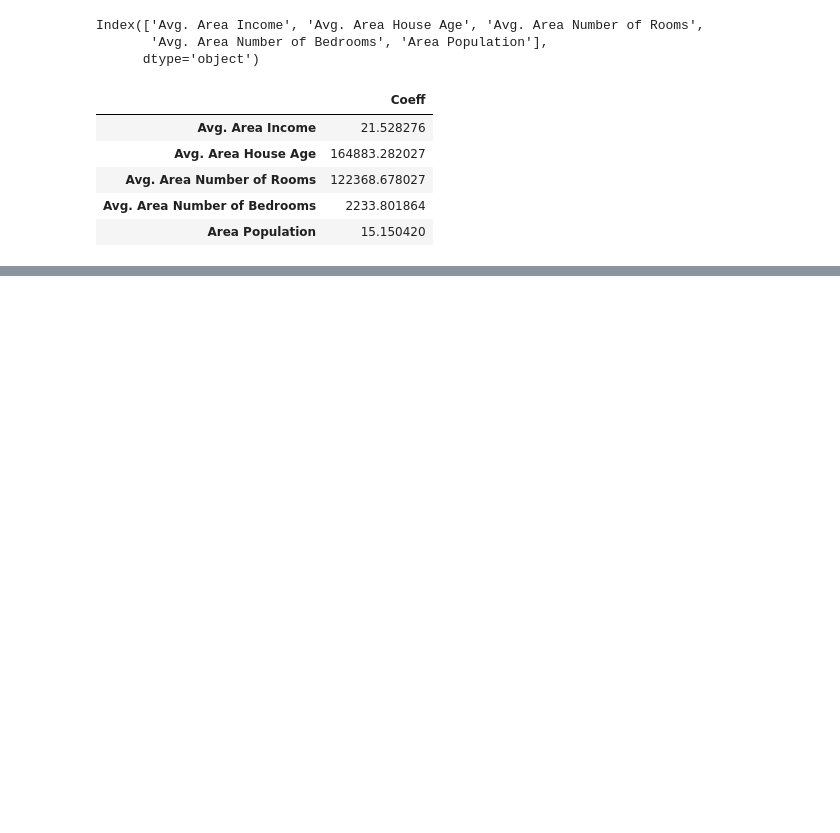
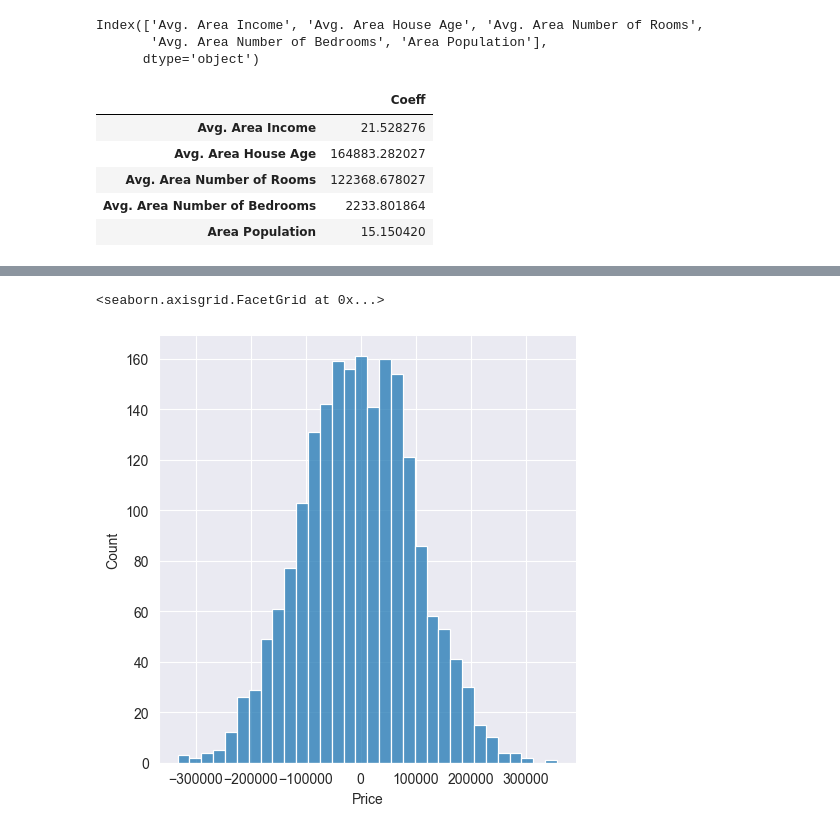
Before and after one commit to joegasewicz/machine-learning-lab, a Jupyter notebook: algorithms/linear_regression.ipynb, the cells around one changed output, grey strips where cells are left out. Drawn from its saved outputs; the diff is of its cells as text; code cells hidden in the pictures; blank space fills up the shorter version.

```diff
--- a/algorithms/linear_regression.ipynb
+++ b/algorithms/linear_regression.ipynb
@@ -192,0 +224,7 @@ cdf
+# %%
+# create a histogram of the distribution of the residuals
+# - the residuals are the distance between the actual values & the predicted values
+sns.displot((y_test-predictions))
+# %% [output]
+<seaborn.axisgrid.FacetGrid at 0x...>
+[figure, added]
```
Also changed, not shown: parts of 6 cells of this notebook.
